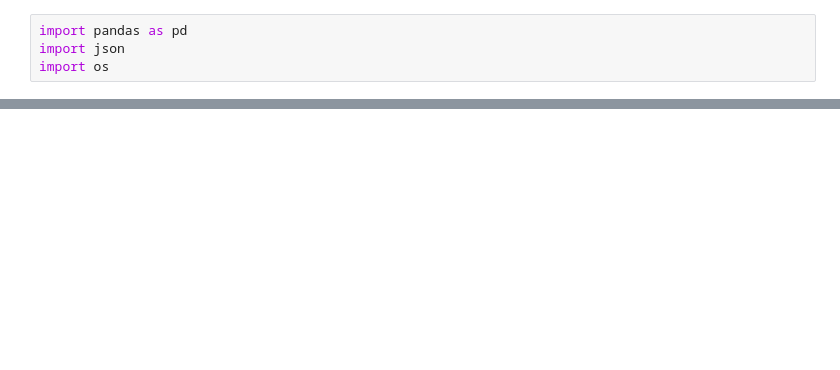
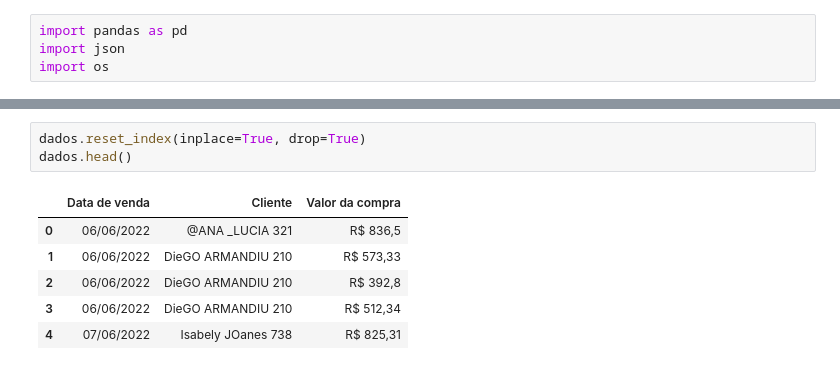
Before and after one commit to moises-rb/DataScienceOne, a Jupyter notebook: Pandas_Transformação_Manipulação_Dados/Projeto_desafio1.ipynb, the cells around one changed output, grey strips where cells are left out. Saved outputs shown, nothing was run; the diff lists cells and outputs as text; blank space fills up the shorter version.

```diff
--- a/Pandas_Transformação_Manipulação_Dados/Projeto_desafio1.ipynb
+++ b/Pandas_Transformação_Manipulação_Dados/Projeto_desafio1.ipynb
@@ -54,0 +79,10 @@ dados.head()
+# %%
+dados.reset_index(inplace=True, drop=True)
+dados.head()
+# %% [output]
+|  | Data de venda | Cliente | Valor da compra |
+| 0 | 06/06/2022 | @ANA _LUCIA 321 | R$ 836,5 |
+| 1 | 06/06/2022 | DieGO ARMANDIU 210 | R$ 573,33 |
+| 2 | 06/06/2022 | DieGO ARMANDIU 210 | R$ 392,8 |
+| 3 | 06/06/2022 | DieGO ARMANDIU 210 | R$ 512,34 |
+| 4 | 07/06/2022 | Isabely JOanes 738 | R$ 825,31 |
```
Also changed, not shown: parts of 9 cells of this notebook.
